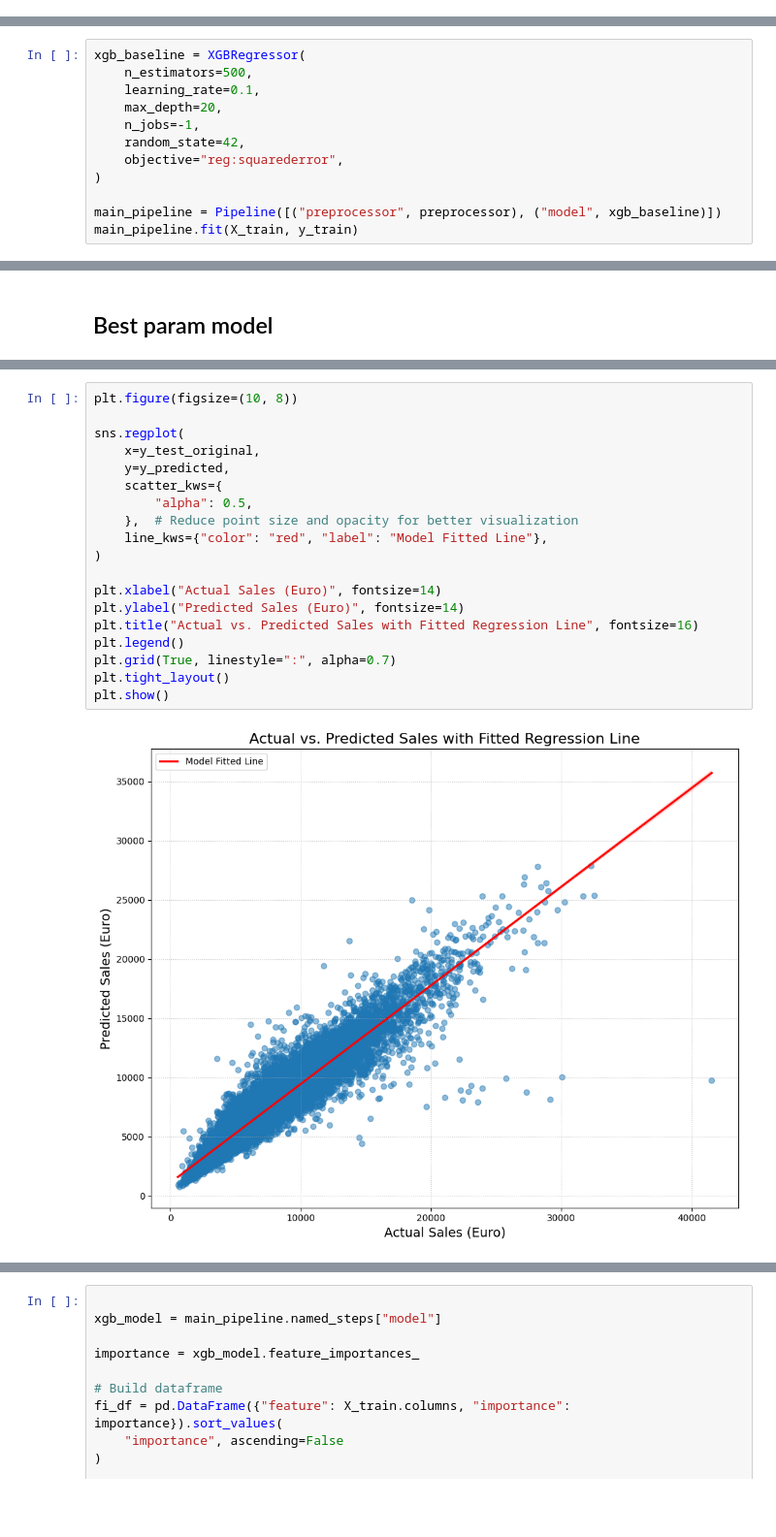
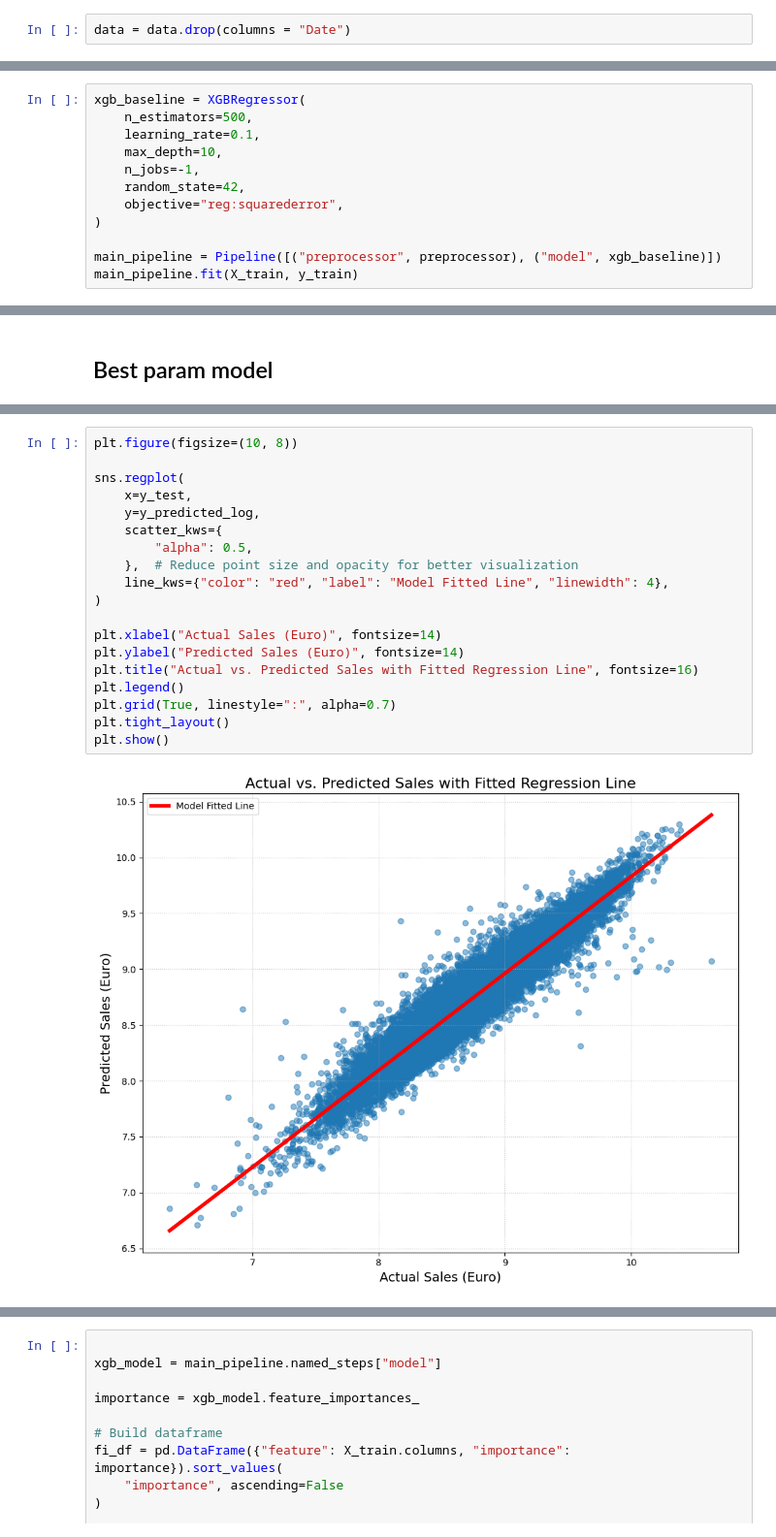
Before and after one commit to mohamedseif-10/Sales-Forecasting, a Jupyter notebook: Notebooks/Models/XGBoost.ipynb, the cells around one changed output, grey strips where cells are left out. Shown at 97% size. Drawn from its saved outputs; the diff is of its cells as text; blank space fills up the shorter version.

```diff
--- a/Notebooks/Models/XGBoost.ipynb
+++ b/Notebooks/Models/XGBoost.ipynb
@@ -51,3 +51,5 @@ memory usage: 46.7 MB
+# %%
+data = data.drop(columns = "Date")
 # %% [markdown]
 ## Choose data types
 # %%
@@ -120,7 +124,7 @@ print(y_test.shape)
 xgb_baseline = XGBRegressor(
     n_estimators=500,
     learning_rate=0.1,
-    max_depth=20,
+    max_depth=10,
     n_jobs=-1,
     random_state=42,
     objective="reg:squarederror",
@@ -275,21 +279,21 @@ R² Score (Fit):    0.88
 # %%
 plt.figure(figsize=(10, 8))
 
 sns.regplot(
-    x=y_test_original,
-    y=y_predicted,
+    x=y_test,
+    y=y_predicted_log,
     scatter_kws={
         "alpha": 0.5,
     },  # Reduce point size and opacity for better visualization
-    line_kws={"color": "red", "label": "Model Fitted Line"},
+    line_kws={"color": "red", "label": "Model Fitted Line", "linewidth": 4},
 )
 
 plt.xlabel("Actual Sales (Euro)", fontsize=14)
 plt.ylabel("Predicted Sales (Euro)", fontsize=14)
 plt.title("Actual vs. Predicted Sales with Fitted Regression Line", fontsize=16)
 plt.legend()
 plt.grid(True, linestyle=":", alpha=0.7)
 plt.tight_layout()
 plt.show()
 # %% [output]
-[figure, old version]
+[figure, new version]
```
Also changed, not shown: parts of 7 cells of this notebook, 5 other files.
